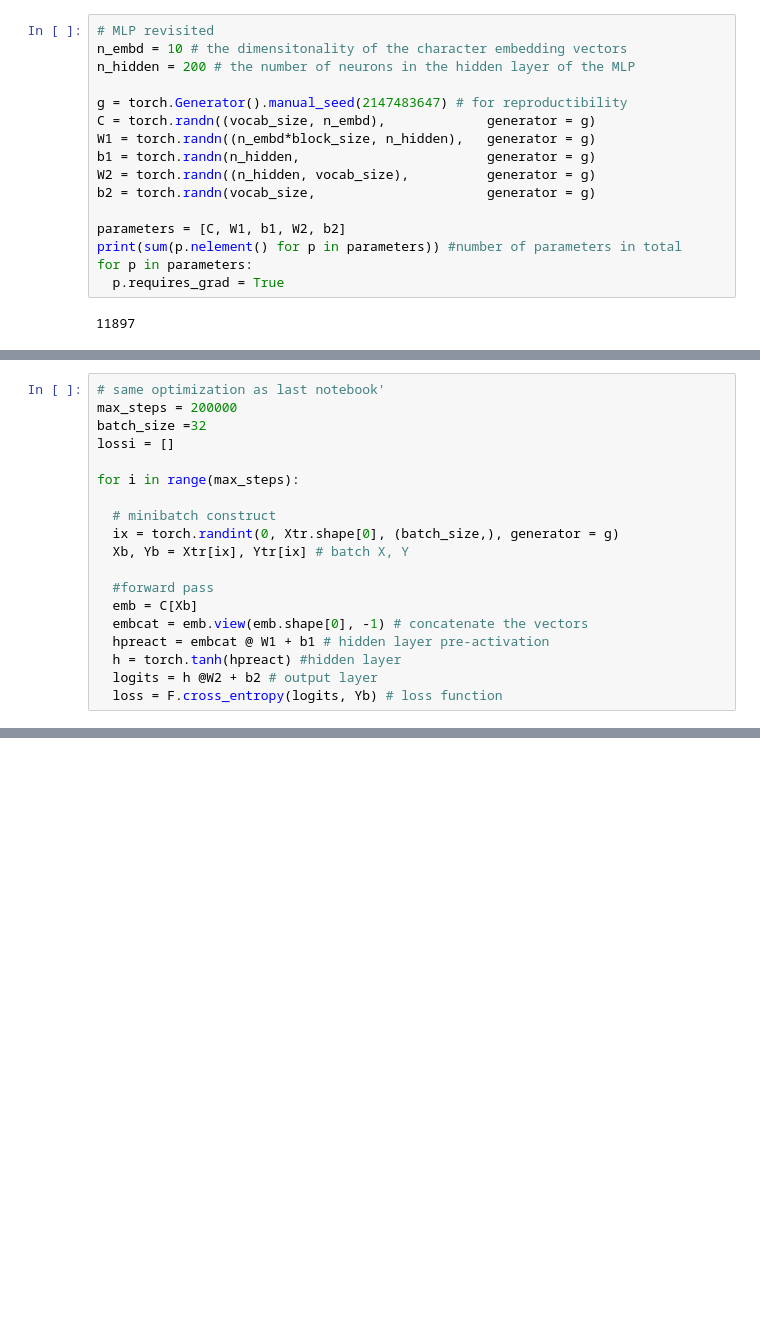
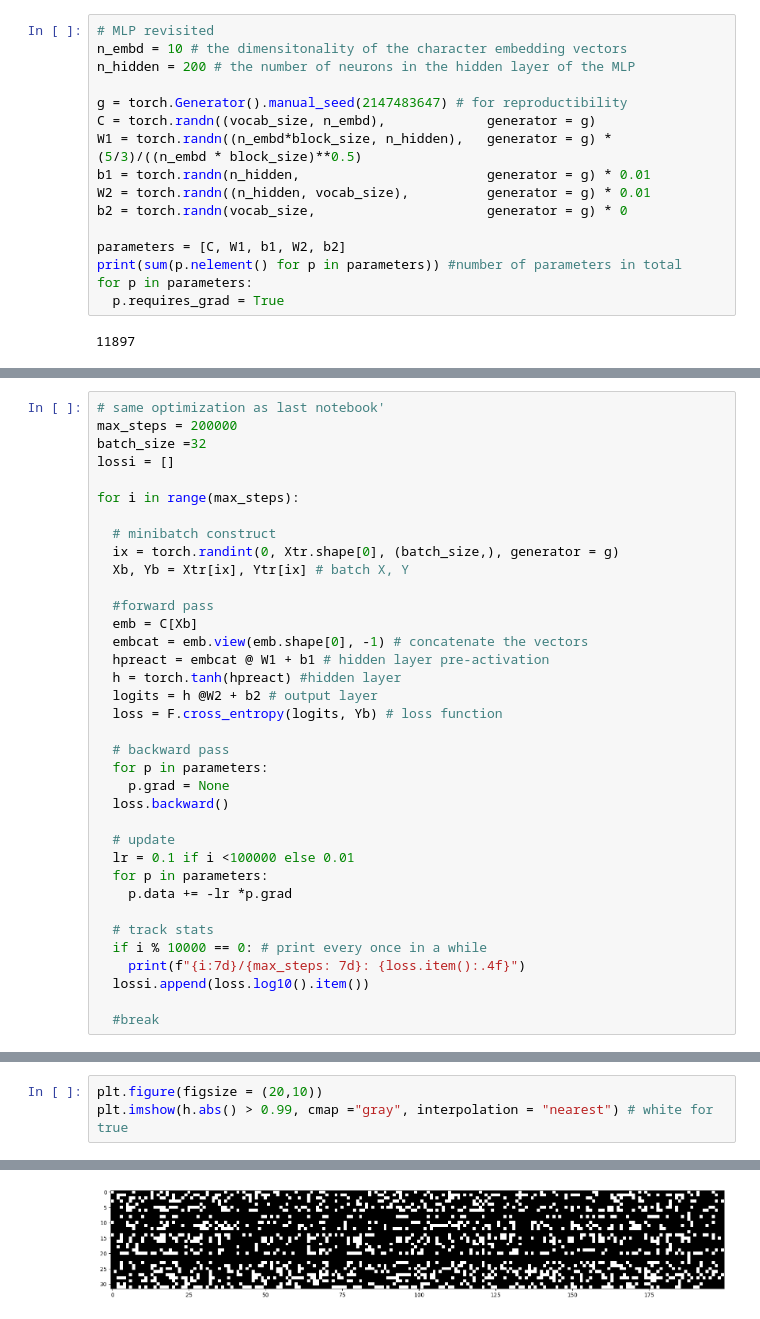
Before and after one commit to DrCoder0909/Neural-Network-from-scratch, a Jupyter notebook: makemore_part_3.ipynb, the cells around one changed output, grey strips where cells are left out. Drawn from its saved outputs; the diff is of its cells as text; blank space fills up the shorter version.

```diff
--- a/makemore_part_3.ipynb
+++ b/makemore_part_3.ipynb
@@ -61,10 +62,10 @@ n_hidden = 200 # the number of neurons in the hidden layer of the MLP
 
 g = torch.Generator().manual_seed(2147483647) # for reproductibility
 C = torch.randn((vocab_size, n_embd),             generator = g)
-W1 = torch.randn((n_embd*block_size, n_hidden),   generator = g)
-b1 = torch.randn(n_hidden,                        generator = g)
-W2 = torch.randn((n_hidden, vocab_size),          generator = g)
-b2 = torch.randn(vocab_size,                      generator = g)
+W1 = torch.randn((n_embd*block_size, n_hidden),   generator = g) * (5/3)/((n_embd * block_size)**0.5)
+b1 = torch.randn(n_hidden,                        generator = g) * 0.01
+W2 = torch.randn((n_hidden, vocab_size),          generator = g) * 0.01
+b2 = torch.randn(vocab_size,                      generator = g) * 0
 
 parameters = [C, W1, b1, W2, b2]
 print(sum(p.nelement() for p in parameters)) #number of parameters in total
@@ -91,4 +114,21 @@ for i in range(max_steps):
   h = torch.tanh(hpreact) #hidden layer
   logits = h @W2 + b2 # output layer
   loss = F.cross_entropy(logits, Yb) # loss function
+
+  # backward pass
+  for p in parameters:
+    p.grad = None
+  loss.backward()
+
+  # update
+  lr = 0.1 if i <100000 else 0.01
+  for p in parameters:
+    p.data += -lr *p.grad
+
+  # track stats
+  if i % 10000 == 0: # print every once in a while
+    print(f"{i:7d}/{max_steps: 7d}: {loss.item():.4f}")
+  lossi.append(loss.log10().item())
+
+  #break
 # %% [output]
@@ -95,0 +159,4 @@ KeyboardInterrupt:
+# %%
+plt.figure(figsize = (20,10))
+plt.imshow(h.abs() > 0.99, cmap ="gray", interpolation = "nearest") # white for true
+# %% [output]
@@ -95,0 +164 @@ KeyboardInterrupt:
+[figure, added]
```
Also changed, not shown: parts of 48 cells of this notebook.
